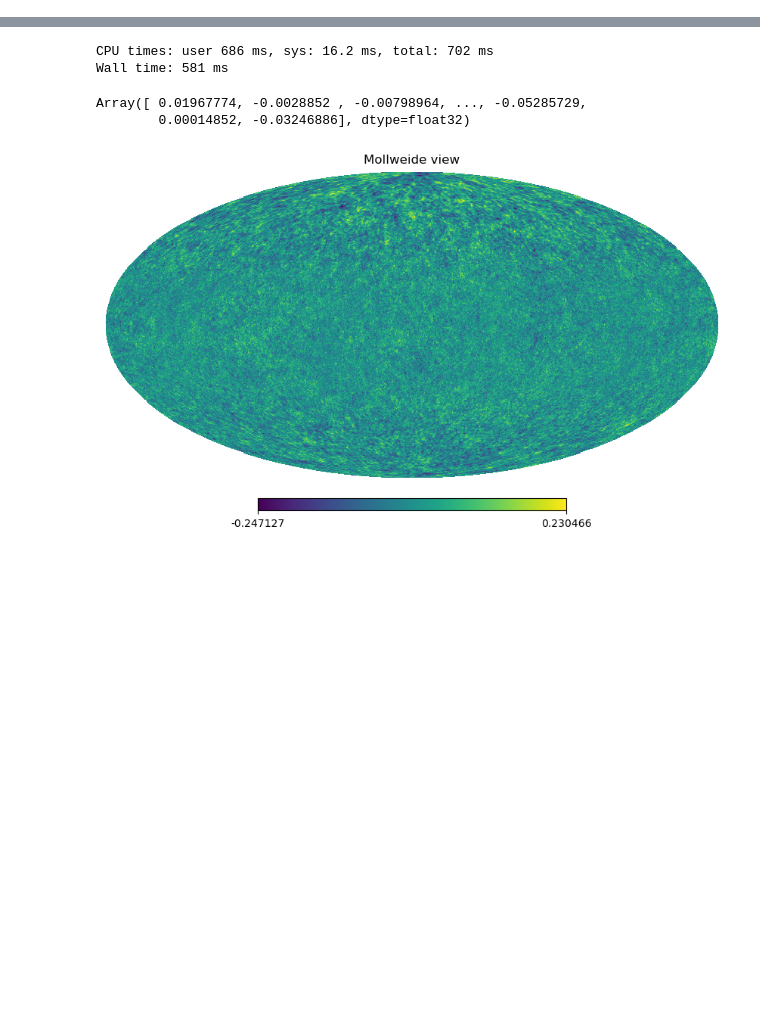
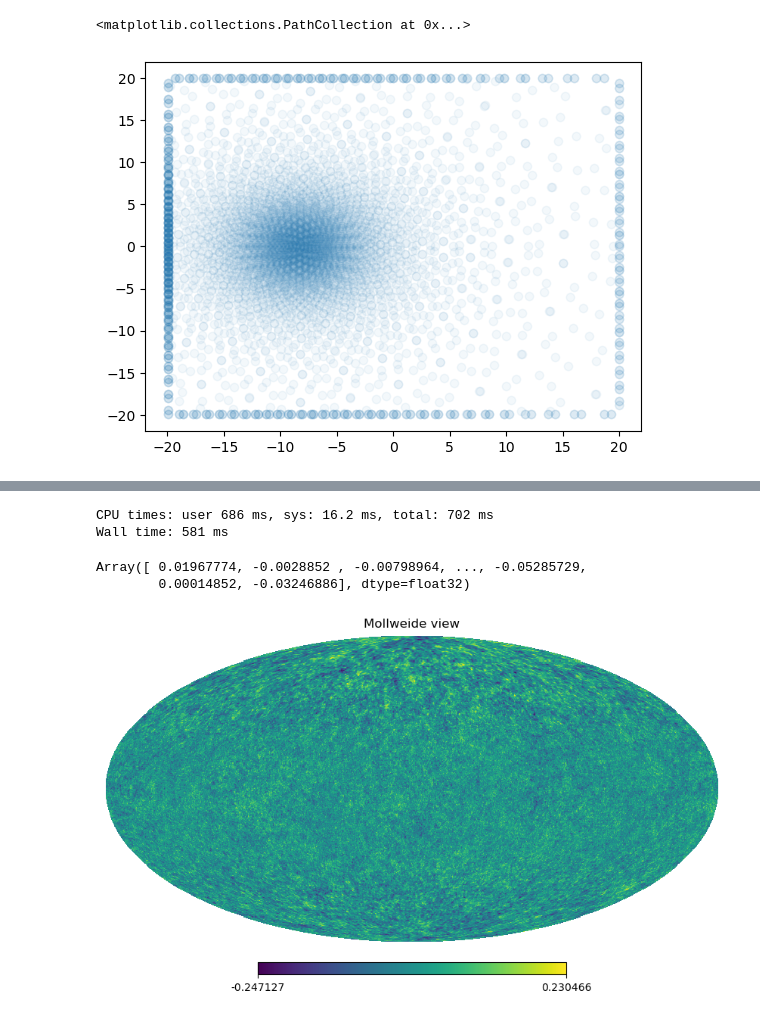
Before and after one commit to dkn16/Synax, a Jupyter notebook: examples/integration.ipynb, the cells around one changed output, grey strips where cells are left out. Drawn from its saved outputs; the diff is of its cells as text; code cells hidden in the pictures; blank space fills up the shorter version.

```diff
--- a/examples/integration.ipynb
+++ b/examples/integration.ipynb
@@ -13,20 +16,12 @@ import numpy as np
 # %%
-# obtaining integration locations
-@jax.jit
-def obtain_positions(theta,phi,obs_coord:tuple[float] = (0,10.3,20.6),x_length:float=256,y_length:float=256,z_length:float=128,num_int_points:int=256,epsilon:float=1e-6):
-
-    nx = jnp.sin(theta+epsilon)*jnp.cos(phi+epsilon)
-    ny = jnp.sin(theta+epsilon)*jnp.sin(phi+epsilon)
-    nz = jnp.cos(theta+epsilon)
-
-    max_val = jnp.max(jnp.abs(jnp.array([nx/(x_length-obs_coord[0]*jnp.sign(nx)),ny/(y_length-obs_coord[1]*jnp.sign(ny)),nz/(z_length-obs_coord[2]*jnp.sign(nz))])))
-
-    int_points = jnp.linspace(0,1,256)
-
-    xs = nx/max_val*int_points+obs_coord[0]
-    ys = ny/max_val*int_points+obs_coord[1]
-    zs = nz/max_val*int_points+obs_coord[2]
-
-    return jnp.array([xs,ys,zs])
-
-obtain_vmap = jax.vmap(lambda theta,phi:obtain_positions(theta,phi))
+nside = 64
+num_int_points = 256
+obtain_vmap = jax.vmap(lambda theta,phi:synax.obtain_positions(theta,phi,num_int_points=num_int_points))
+n_pixs = np.arange(0,12*nside**2)
+theta,phi = hp.pix2ang(nside,n_pixs)
+poss,dls,nhats = obtain_vmap(theta,phi)
+nhats.shape
+plt.scatter(poss[::10,0,500],poss[::10,1,500],alpha=0.05)
+# %% [output]
+<matplotlib.collections.PathCollection at 0x...>
+[figure, added]
```
Also changed, not shown: parts of 7 cells of this notebook, 23 other files.
